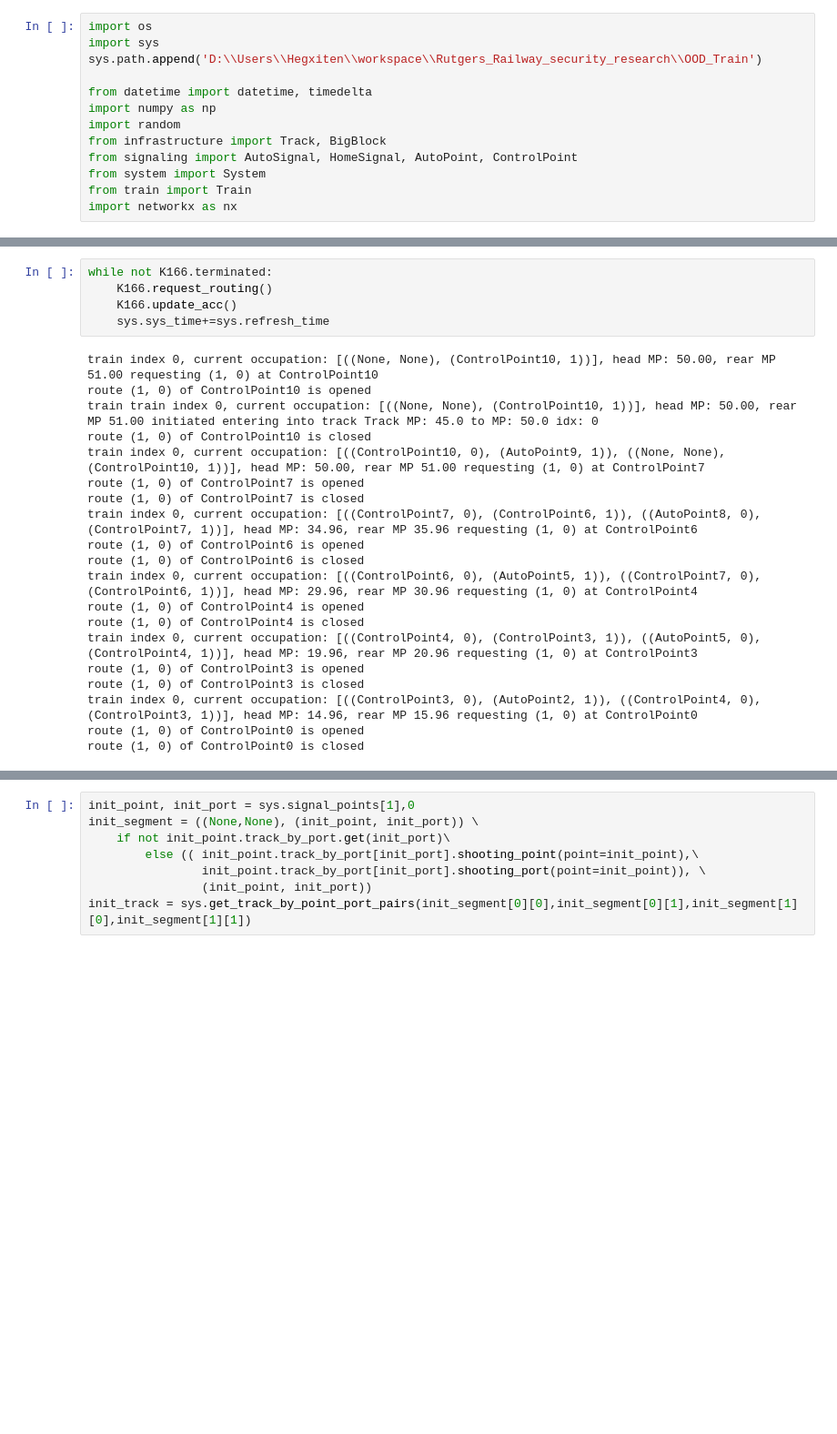
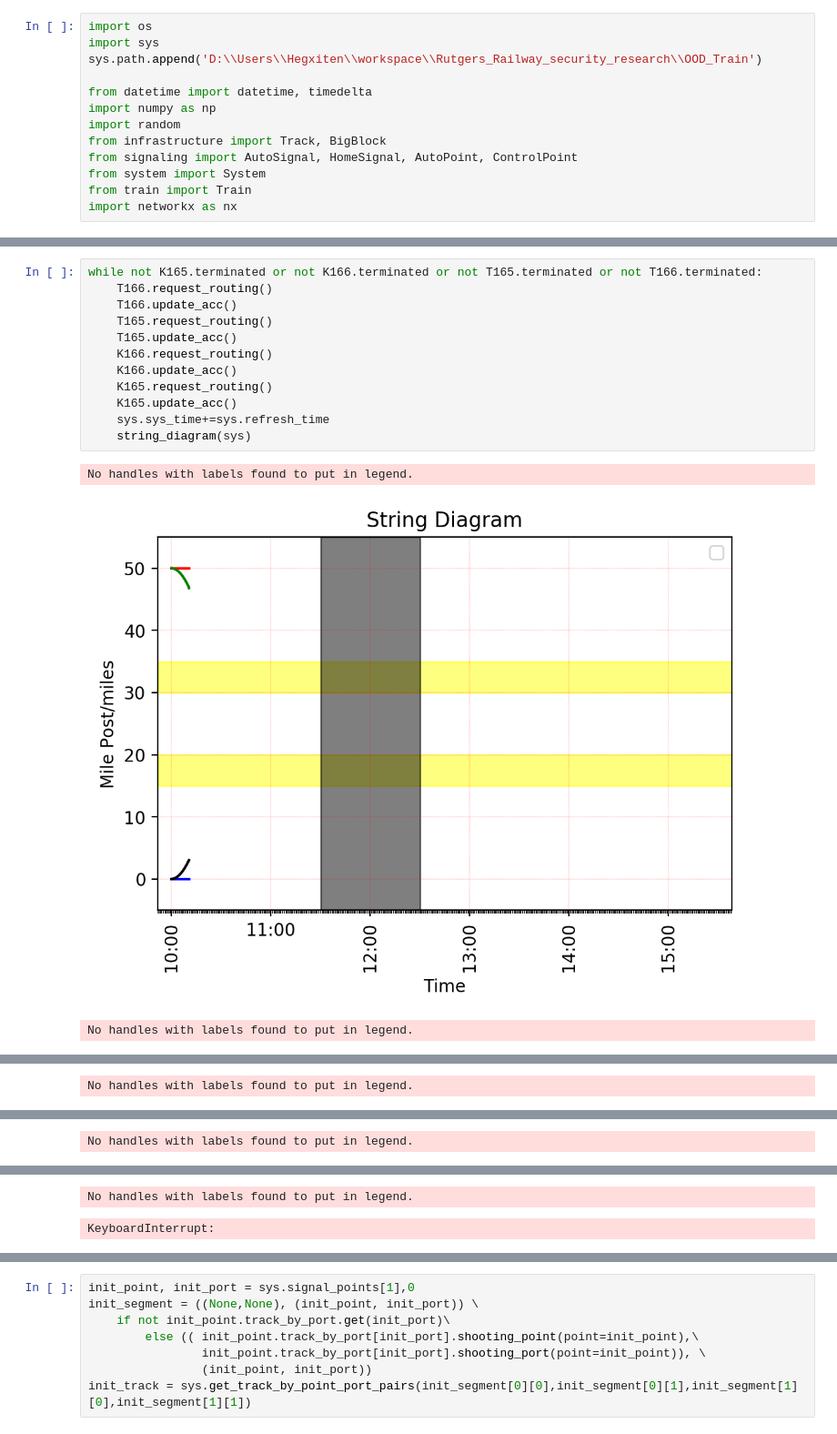
Before and after one commit to hegxiten/PyRailSim, a Jupyter notebook: OOD_Train/system_development.ipynb, the cells around one changed output, grey strips where cells are left out. Shown at 91% size. Drawn from its saved outputs; the diff is of its cells as text; blank space fills up the shorter version.

```diff
--- a/OOD_Train/system_development.ipynb
+++ b/OOD_Train/system_development.ipynb
@@ -58,25 +59,16 @@ K166 = Train(system=sys,
 # %%
-while not K166.terminated:
+while not K165.terminated or not K166.terminated or not T165.terminated or not T166.terminated:
+    T166.request_routing()
+    T166.update_acc()
+    T165.request_routing()
+    T165.update_acc()
     K166.request_routing()
     K166.update_acc()
+    K165.request_routing()
+    K165.update_acc()
     sys.sys_time+=sys.refresh_time
+    string_diagram(sys)
 # %% [output]
-train index 0, current occupation: [((None, None), (ControlPoint10, 1))], head MP: 50.00, rear MP 51.00 requesting (1, 0) at ControlPoint10
-route (1, 0) of ControlPoint10 is opened
-train train index 0, current occupation: [((None, None), (ControlPoint10, 1))], head MP: 50.00, rear MP 51.00 initiated entering into track Track MP: 45.0 to MP: 50.0 idx: 0
-route (1, 0) of ControlPoint10 is closed
-train index 0, current occupation: [((ControlPoint10, 0), (AutoPoint9, 1)), ((None, None), (ControlPoint10, 1))], head MP: 50.00, rear MP 51.00 requesting (1, 0) at ControlPoint7
-route (1, 0) of ControlPoint7 is opened
-route (1, 0) of ControlPoint7 is closed
-train index 0, current occupation: [((ControlPoint7, 0), (ControlPoint6, 1)), ((AutoPoint8, 0), (ControlPoint7, 1))], head MP: 34.96, rear MP 35.96 requesting (1, 0) at ControlPoint6
-route (1, 0) of ControlPoint6 is opened
-route (1, 0) of ControlPoint6 is closed
-train index 0, current occupation: [((ControlPoint6, 0), (AutoPoint5, 1)), ((ControlPoint7, 0), (ControlPoint6, 1))], head MP: 29.96, rear MP 30.96 requesting (1, 0) at ControlPoint4
-route (1, 0) of ControlPoint4 is opened
-route (1, 0) of ControlPoint4 is closed
-train index 0, current occupation: [((ControlPoint4, 0), (ControlPoint3, 1)), ((AutoPoint5, 0), (ControlPoint4, 1))], head MP: 19.96, rear MP 20.96 requesting (1, 0) at ControlPoint3
-route (1, 0) of ControlPoint3 is opened
-route (1, 0) of ControlPoint3 is closed
-train index 0, current occupation: [((ControlPoint3, 0), (AutoPoint2, 1)), ((ControlPoint4, 0), (ControlPoint3, 1))], head MP: 14.96, rear MP 15.96 requesting (1, 0) at ControlPoint0
-route (1, 0) of ControlPoint0 is opened
-route (1, 0) of ControlPoint0 is closed
+No handles with labels found to put in legend.
+[figure, added]
+No handles with labels found to put in legend.
@@ -82,0 +76 @@ route (1, 0) of ControlPoint0 is closed
+No handles with labels found to put in legend.
@@ -82,0 +78 @@ route (1, 0) of ControlPoint0 is closed
+No handles with labels found to put in legend.
@@ -82,0 +80,2 @@ route (1, 0) of ControlPoint0 is closed
+No handles with labels found to put in legend.
+KeyboardInterrupt:
```
Also changed, not shown: parts of 20 cells of this notebook, 8 other files.
